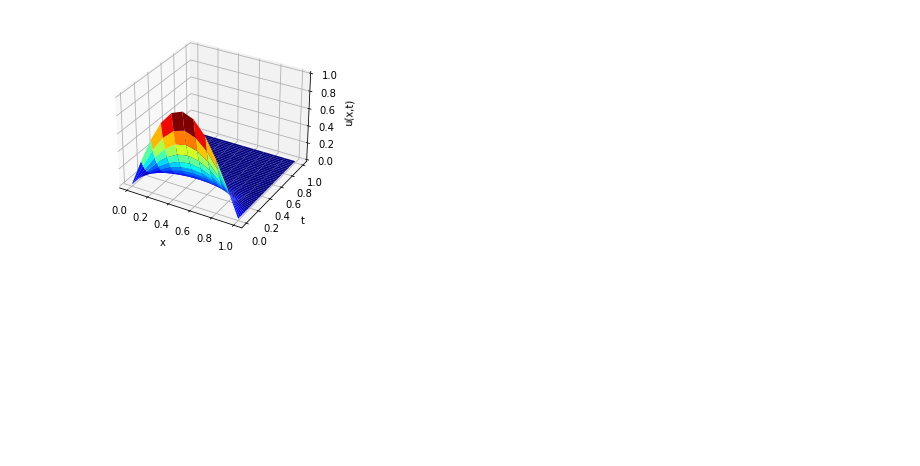
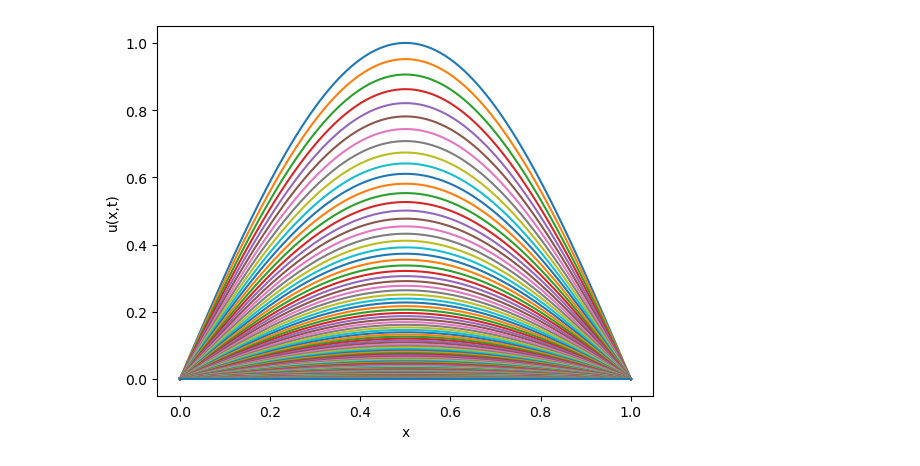
Before and after one commit to Spiegeldondi/comp_fin, a Jupyter notebook: ex10/10_2.ipynb, the cells around one changed output. Saved outputs shown, nothing was run; the diff lists cells and outputs as text; code cells hidden in the pictures; blank space fills up the shorter version.

```diff
--- a/ex10/10_2.ipynb
+++ b/ex10/10_2.ipynb
@@ -22,7 +22,0 @@ for n in range(1, len(t)):
-# %%
-# Plot the solution at different time steps
-for i in range(0, len(t), 10):
-    plt.plot(x, u[:, i], label='t = ' + str(i*dt))
-plt.xlabel('x')
-plt.ylabel('u(x,t)')
-plt.show()
@@ -40,17 +53,9 @@ plt.show()
-# %%
-import matplotlib.pyplot as plt
-from mpl_toolkits.mplot3d import Axes3D
-
-# Create a 3D figure
-fig = plt.figure()
-ax = fig.add_subplot(111, projection='3d')
-
-# Plot the solution as a 3D surface
-X, Y = np.meshgrid(x, t)
-ax.plot_surface(X, Y, u.T, cmap='jet')
-ax.set_xlabel('x')
-ax.set_ylabel('t')
-ax.set_zlabel('u(x,t)')
-plt.show()
-# %% [output]
-[figure, removed]
+# %%
+# Plot the solution at different time steps
+for i in range(0, len(t), 100):
+    plt.plot(x, u[:, i], label='t = ' + str(i*dt))
+plt.xlabel('x')
+plt.ylabel('u(x,t)')
+plt.show()
+# %% [output]
+[figure, added]
```
Also changed, not shown: parts of 4 cells of this notebook, 4 other files.
